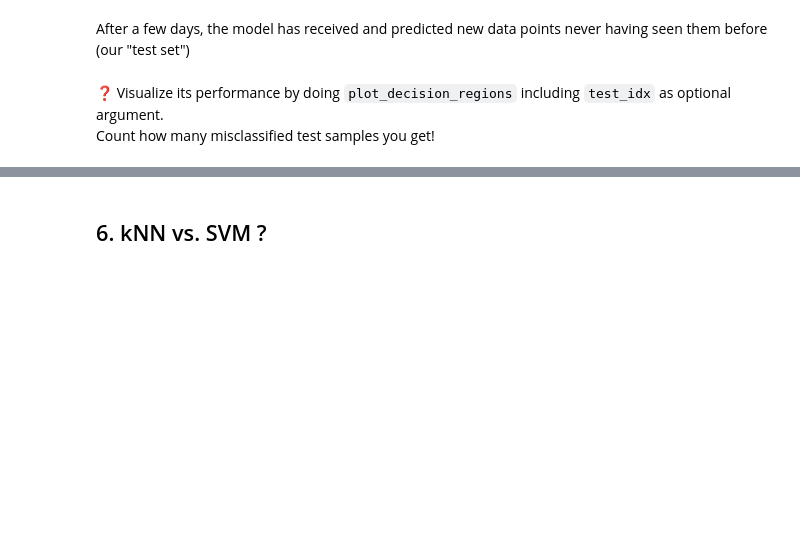
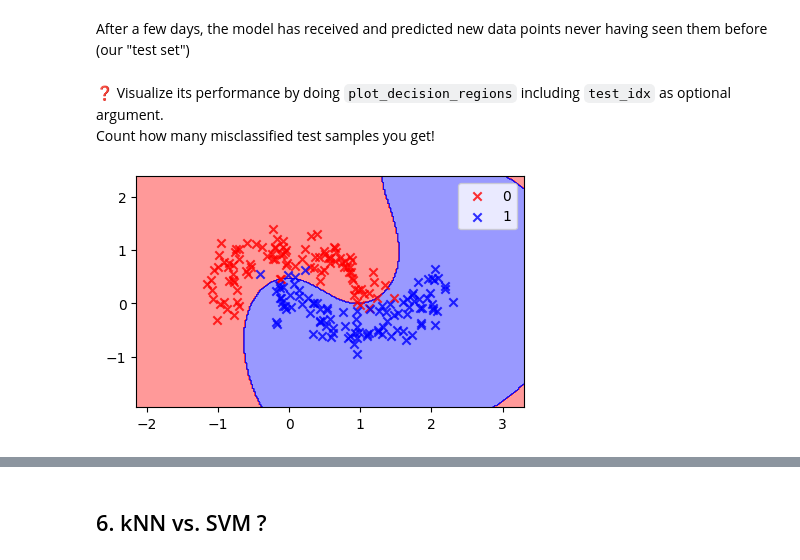
Before and after one commit to bitazaratustra/lewagon_data, a Jupyter notebook: data-svm/SVM.ipynb, the cells around one changed output, grey strips where cells are left out. Cells and saved outputs as stored; diff of their text form; code cells hidden in the pictures; blank space fills up the shorter version.

```diff
--- a/data-svm/SVM.ipynb
+++ b/data-svm/SVM.ipynb
@@ -575,6 +575,9 @@ test_idx = np.arange(n,n+n_test)
 Count how many misclassified test samples you get!
 # %%
 # YOUR CODE HERE
+plot_decision_regions(X_test, y_test, classifier=best_svm)
+# %% [output]
+[figure, added]
 # %%
 number_misclassified_test = 7
 # %%
```
Also changed, not shown: parts of 6 cells of this notebook.
